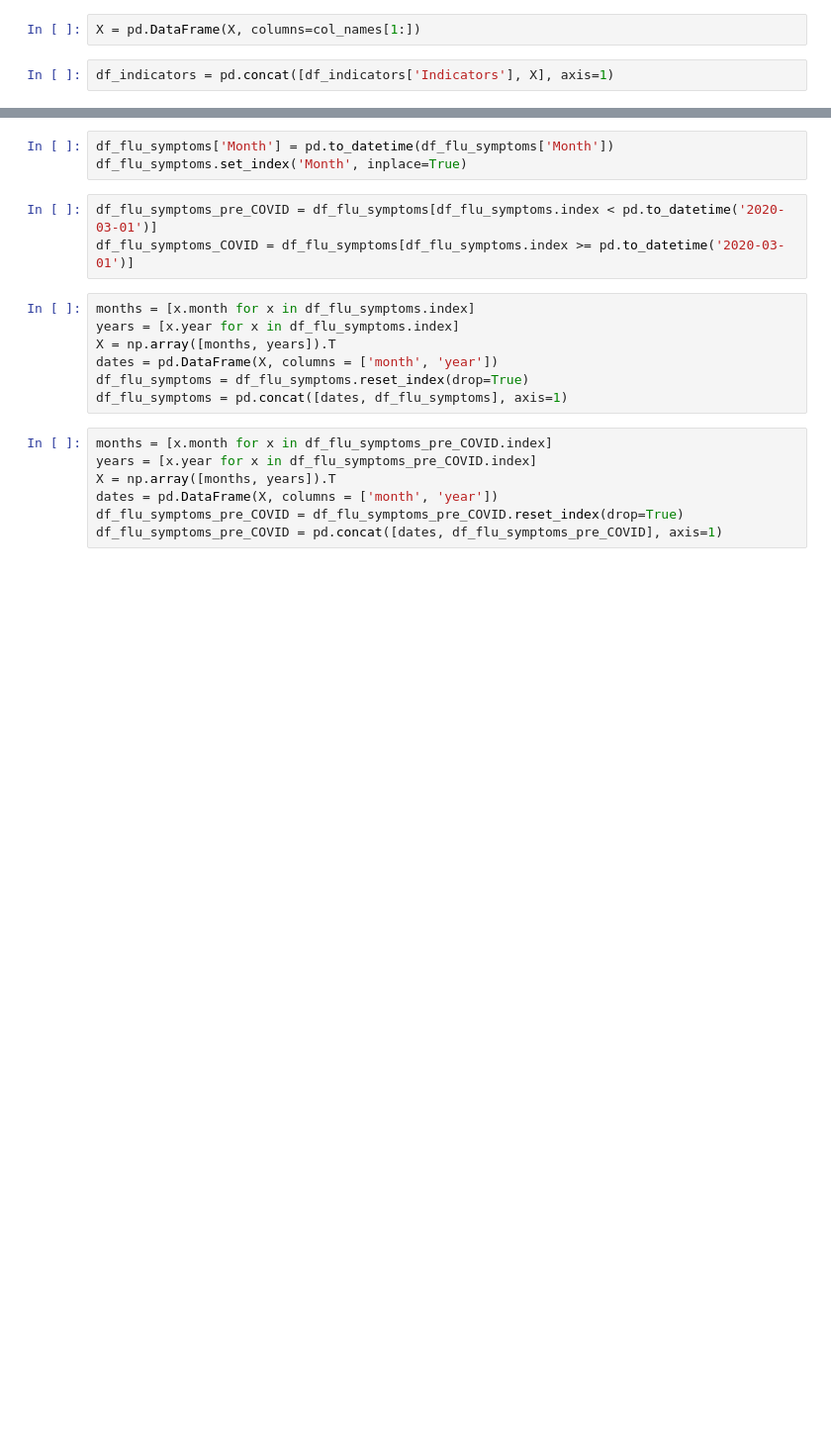
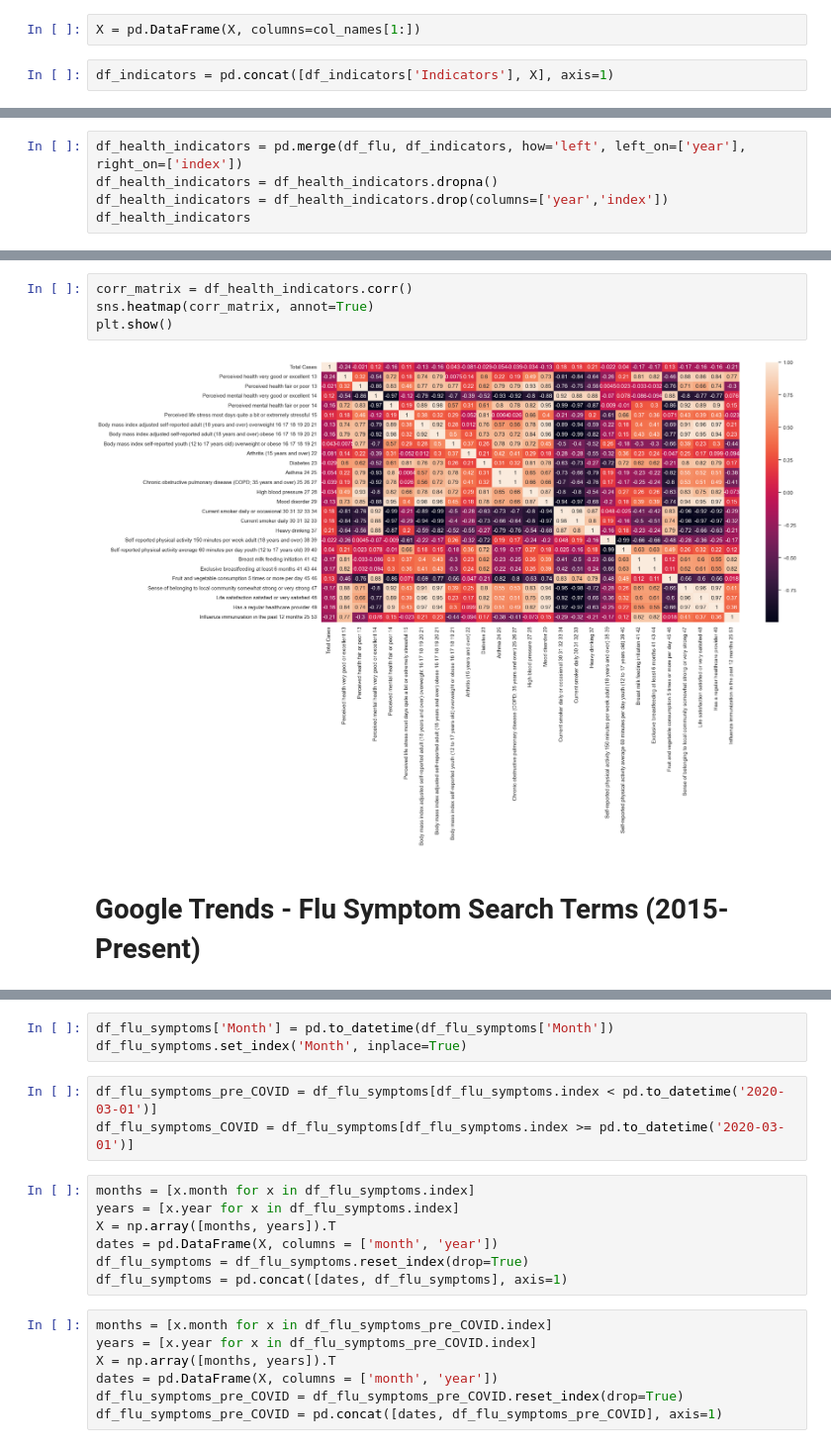
Before and after one commit to jess-moloney/LHL_final_project_influenza_forecasting, a Jupyter notebook: notebooks/Data_Cleaning.ipynb, the cells around one changed output, grey strips where cells are left out. Shown at 99% size. Cells and saved outputs as stored; diff of their text form; blank space fills up the shorter version.

```diff
--- a/notebooks/Data_Cleaning.ipynb
+++ b/notebooks/Data_Cleaning.ipynb
@@ -368,0 +357,5 @@ df_indicators = pd.concat([df_indicators['Indicators'], X], axis=1)
+# %%
+df_health_indicators = pd.merge(df_flu, df_indicators, how='left', left_on=['year'], right_on=['index'])
+df_health_indicators = df_health_indicators.dropna()
+df_health_indicators = df_health_indicators.drop(columns=['year','index'])
+df_health_indicators
@@ -585,0 +450,8 @@ for key in dict_flu:
+# %%
+corr_matrix = df_health_indicators.corr()
+sns.heatmap(corr_matrix, annot=True)
+plt.show()
+# %% [output]
+[figure, added]
+# %% [markdown]
+# Google Trends - Flu Symptom Search Terms (2015-Present)
```
Also changed, not shown: parts of 102 cells of this notebook, 21 other files.
